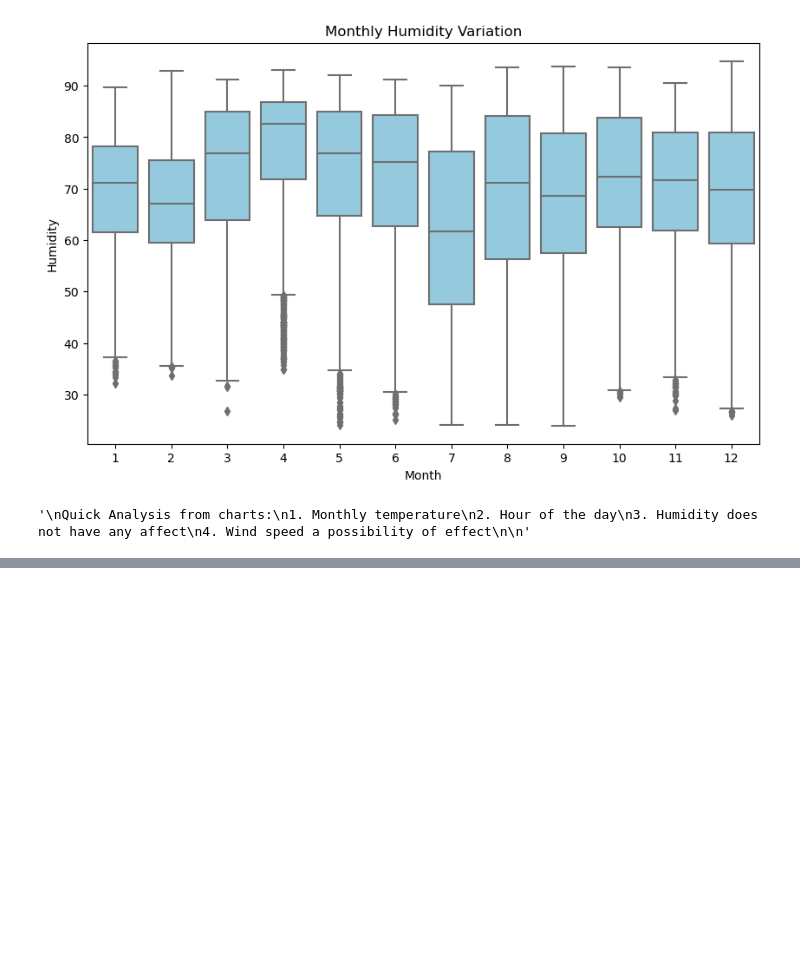
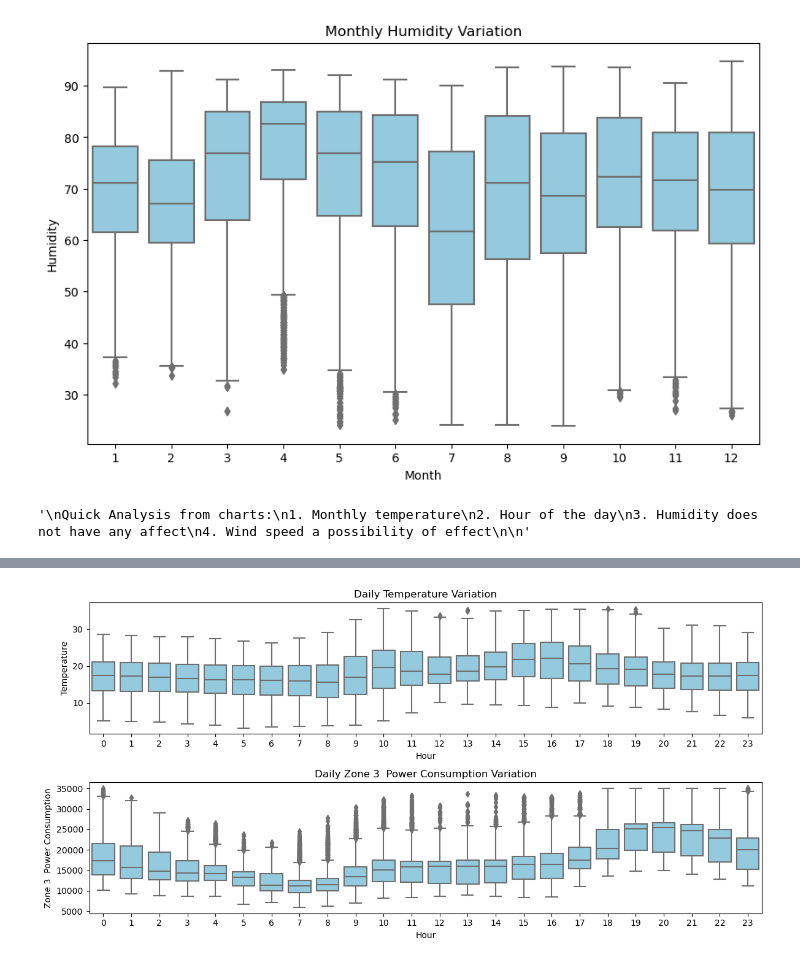
Before and after one commit to cknguyen123/CSE_143_Group_18_Project, a Jupyter notebook: Final_Project_data_vis_and_analysis.ipynb, the cells around one changed output, grey strips where cells are left out. Cells and saved outputs as stored; diff of their text form; code cells hidden in the pictures; blank space fills up the shorter version.

```diff
--- a/Final_Project_data_vis_and_analysis.ipynb
+++ b/Final_Project_data_vis_and_analysis.ipynb
@@ -460,0 +507,4 @@ Quick Analysis from charts:
+# %%
+plotFeatureZoneVariation(data, 'Temperature', 'Zone 3  Power Consumption')
+# %% [output]
+[figure, added]
```
Also changed, not shown: parts of 9 cells of this notebook, 1 other file.
